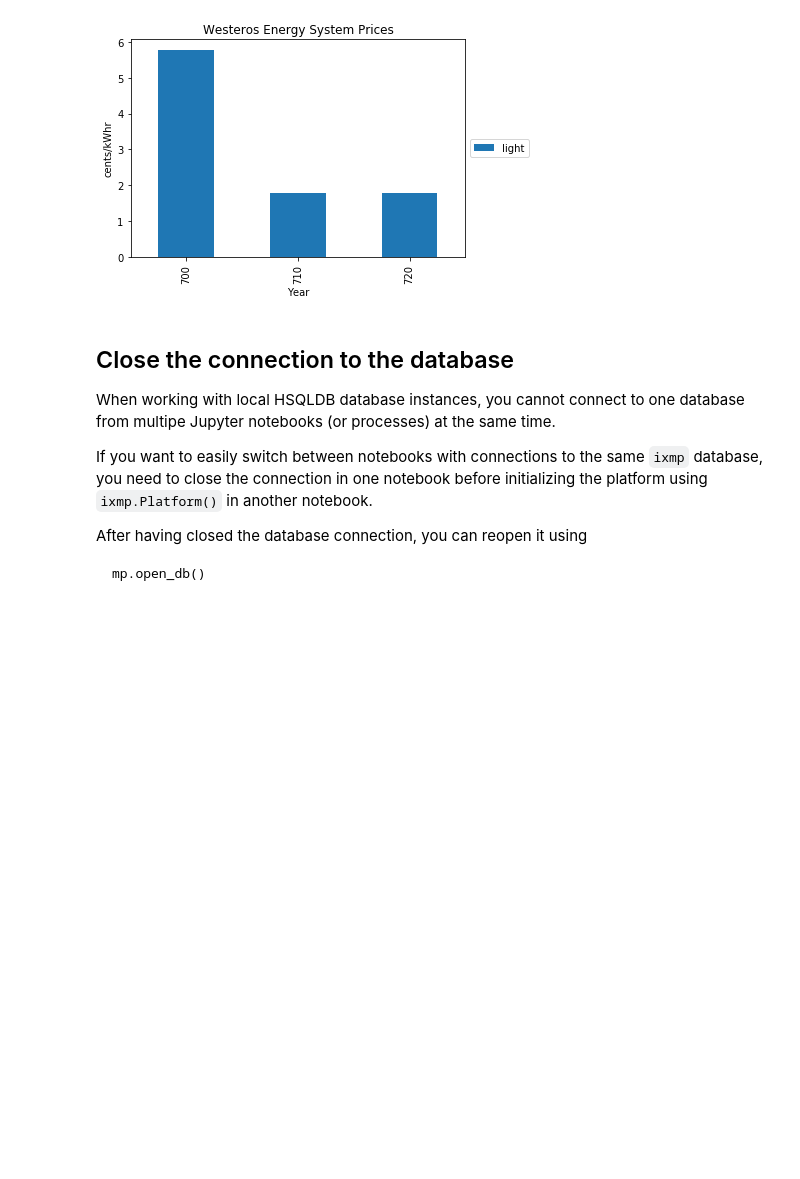
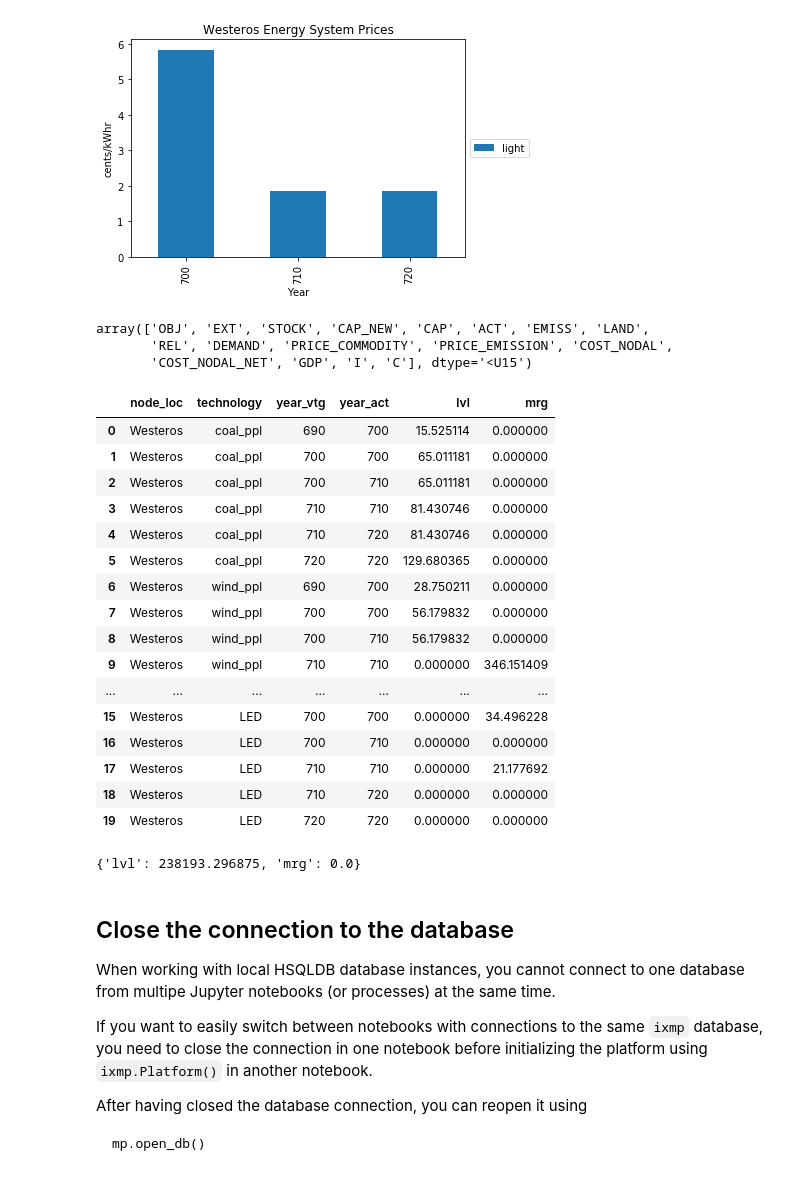
Before and after one commit to ardasha93/message_ix, a Jupyter notebook: tutorial/westeros/westeros_baseline - LED.ipynb, the cells around one changed output. Saved outputs shown, nothing was run; the diff lists cells and outputs as text; code cells hidden in the pictures; blank space fills up the shorter version.

```diff
--- a/tutorial/westeros/westeros_baseline - LED.ipynb
+++ b/tutorial/westeros/westeros_baseline - LED.ipynb
@@ -437,7 +387,7 @@ costs = {
     'coal_ppl': 500,
     'wind_ppl': 1500,
     'bulb': 5,
-    'LED': 20,
+    'LED': 150,
 }
 
 for tec, val in costs.items():
@@ -567,6 +514,36 @@ Note the price drop when the most expensive technology is no longer in the syste
 p.plot_prices(subset=['light'], baseyear=True)
 # %% [output]
 [figure]
+# %%
+scenario.var_list()
+# %% [output]
+array(['OBJ', 'EXT', 'STOCK', 'CAP_NEW', 'CAP', 'ACT', 'EMISS', 'LAND',
+       'REL', 'DEMAND', 'PRICE_COMMODITY', 'PRICE_EMISSION', 'COST_NODAL',
+       'COST_NODAL_NET', 'GDP', 'I', 'C'], dtype='<U15')
+# %%
+scenario.var('CAP')
+# %% [output]
+|  | node_loc | technology | year_vtg | year_act | lvl | mrg |
+| 0 | Westeros | coal_ppl | 690 | 700 | 15.525114 | 0.000000 |
+| 1 | Westeros | coal_ppl | 700 | 700 | 65.011181 | 0.000000 |
+| 2 | Westeros | coal_ppl | 700 | 710 | 65.011181 | 0.000000 |
+| 3 | Westeros | coal_ppl | 710 | 710 | 81.430746 | 0.000000 |
+| 4 | Westeros | coal_ppl | 710 | 720 | 81.430746 | 0.000000 |
+| 5 | Westeros | coal_ppl | 720 | 720 | 129.680365 | 0.000000 |
+| 6 | Westeros | wind_ppl | 690 | 700 | 28.750211 | 0.000000 |
+| 7 | Westeros | wind_ppl | 700 | 700 | 56.179832 | 0.000000 |
+| 8 | Westeros | wind_ppl | 700 | 710 | 56.179832 | 0.000000 |
+| 9 | Westeros | wind_ppl | 710 | 710 | 0.000000 | 346.151409 |
+| ... | ... | ... | ... | ... | ... | ... |
+| 15 | Westeros | LED | 700 | 700 | 0.000000 | 34.496228 |
+| 16 | Westeros | LED | 700 | 710 | 0.000000 | 0.000000 |
+| 17 | Westeros | LED | 710 | 710 | 0.000000 | 21.177692 |
+| 18 | Westeros | LED | 710 | 720 | 0.000000 | 0.000000 |
+| 19 | Westeros | LED | 720 | 720 | 0.000000 | 0.000000 |
+# %%
+scenario.var('OBJ')
+# %% [output]
+{'lvl': 238193.296875, 'mrg': 0.0}
 # %% [markdown]
 ## Close the connection to the database
 
```
Also changed, not shown: parts of 20 cells of this notebook.
